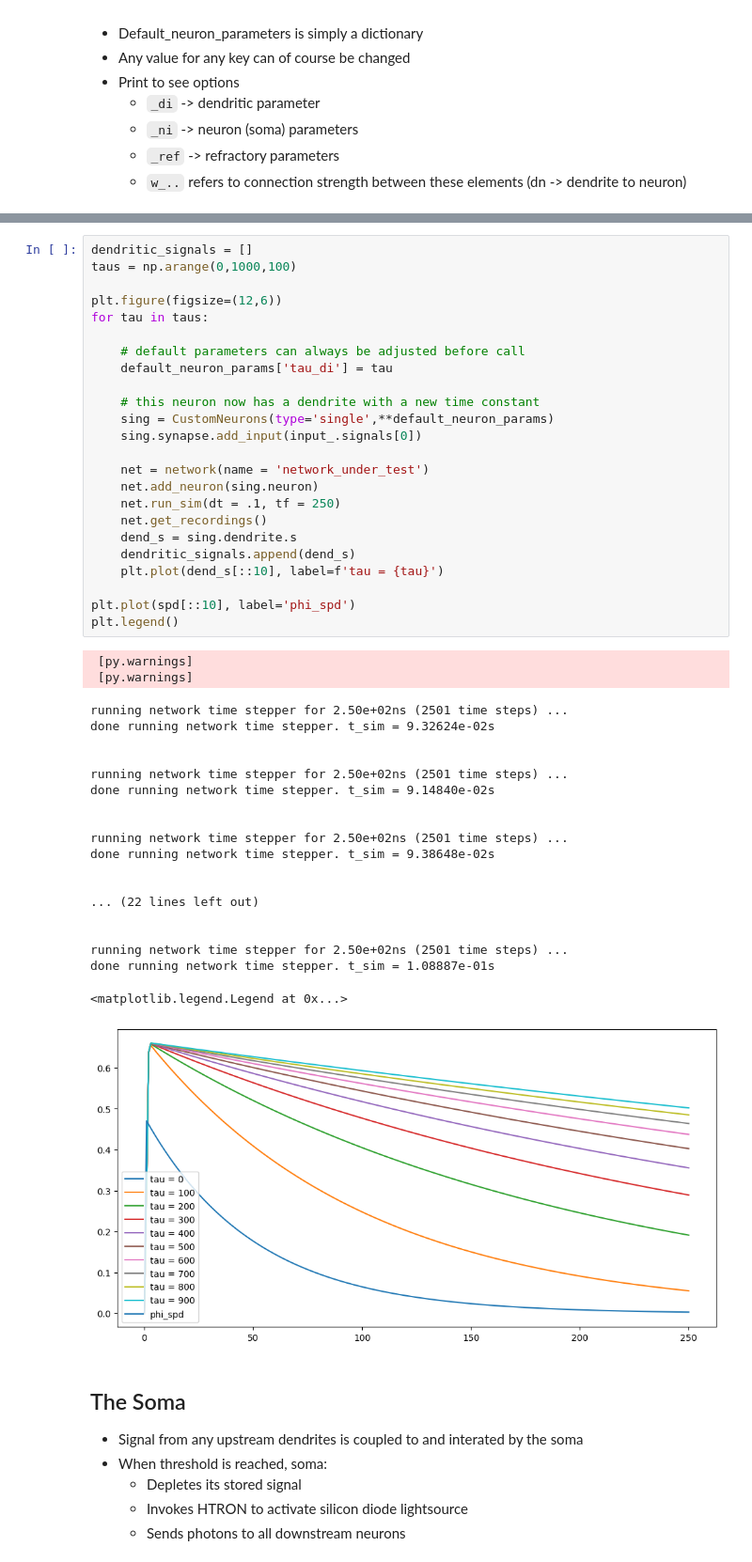
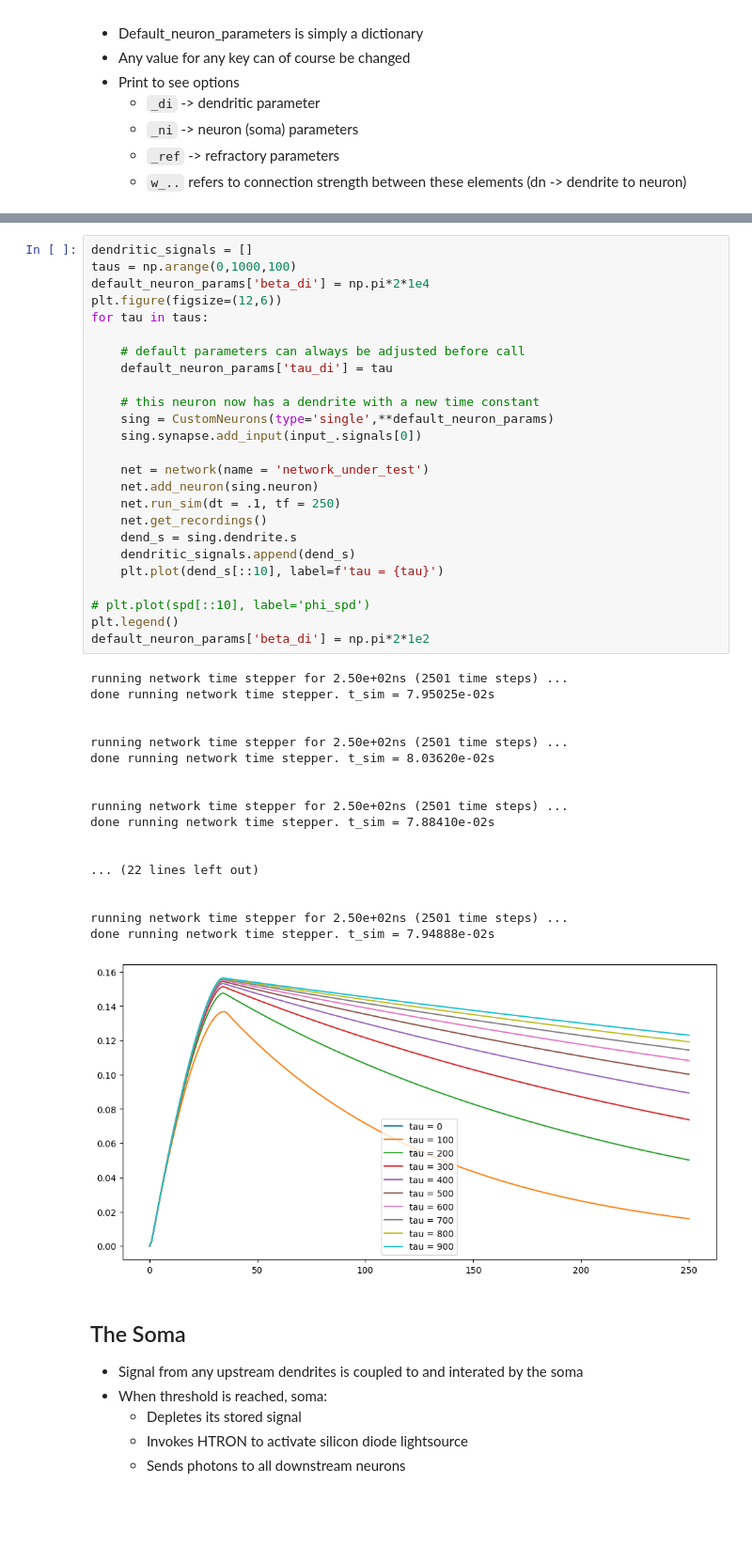
Before and after one commit to ryangitsit/sim_soens, a Jupyter notebook: soen_tutorial.ipynb, the cells around one changed output, grey strips where cells are left out. Shown at 94% size. Saved outputs shown, nothing was run; the diff lists cells and outputs as text; blank space fills up the shorter version.

```diff
--- a/soen_tutorial.ipynb
+++ b/soen_tutorial.ipynb
@@ -163,49 +164,47 @@ s_max_n  =  0.7553237900539593
 # %%
 dendritic_signals = []
 taus = np.arange(0,1000,100)
-
+default_neuron_params['beta_di'] = np.pi*2*1e4
 plt.figure(figsize=(12,6))
 for tau in taus:
 
     # default parameters can always be adjusted before call
     default_neuron_params['tau_di'] = tau
 
     # this neuron now has a dendrite with a new time constant
     sing = CustomNeurons(type='single',**default_neuron_params)
     sing.synapse.add_input(input_.signals[0])
 
     net = network(name = 'network_under_test')
     net.add_neuron(sing.neuron)
     net.run_sim(dt = .1, tf = 250)
     net.get_recordings()
     dend_s = sing.dendrite.s
     dendritic_signals.append(dend_s)
     plt.plot(dend_s[::10], label=f'tau = {tau}')
 
-plt.plot(spd[::10], label='phi_spd')
+# plt.plot(spd[::10], label='phi_spd')
 plt.legend()
+default_neuron_params['beta_di'] = np.pi*2*1e2
 # %% [output]
- [py.warnings]
- [py.warnings]
+running network time stepper for 2.50e+02ns (2501 time steps) ...
+done running network time stepper. t_sim = 7.95025e-02s
+
+
+running network time stepper for 2.50e+02ns (2501 time steps) ...
+done running network time stepper. t_sim = 8.03620e-02s
+
+
+running network time stepper for 2.50e+02ns (2501 time steps) ...
+done running network time stepper. t_sim = 7.88410e-02s
+
+
+... (22 lines left out)
+
+
+running network time stepper for 2.50e+02ns (2501 time steps) ...
+done running network time stepper. t_sim = 7.94888e-02s
-running network time stepper for 2.50e+02ns (2501 time steps) ...
-done running network time stepper. t_sim = 9.32624e-02s
-
-
-running network time stepper for 2.50e+02ns (2501 time steps) ...
-done running network time stepper. t_sim = 9.14840e-02s
-
-
-running network time stepper for 2.50e+02ns (2501 time steps) ...
-done running network time stepper. t_sim = 9.38648e-02s
-
-
-... (22 lines left out)
-
-
-running network time stepper for 2.50e+02ns (2501 time steps) ...
-done running network time stepper. t_sim = 1.08887e-01s
-<matplotlib.legend.Legend at 0x...>
-[figure, old version]
+[figure, new version]
 # %% [markdown]
 ## The Soma
 - Signal from any upstream dendrites is coupled to and interated by the soma
```
Also changed, not shown: parts of 22 cells of this notebook, 6 other files.
